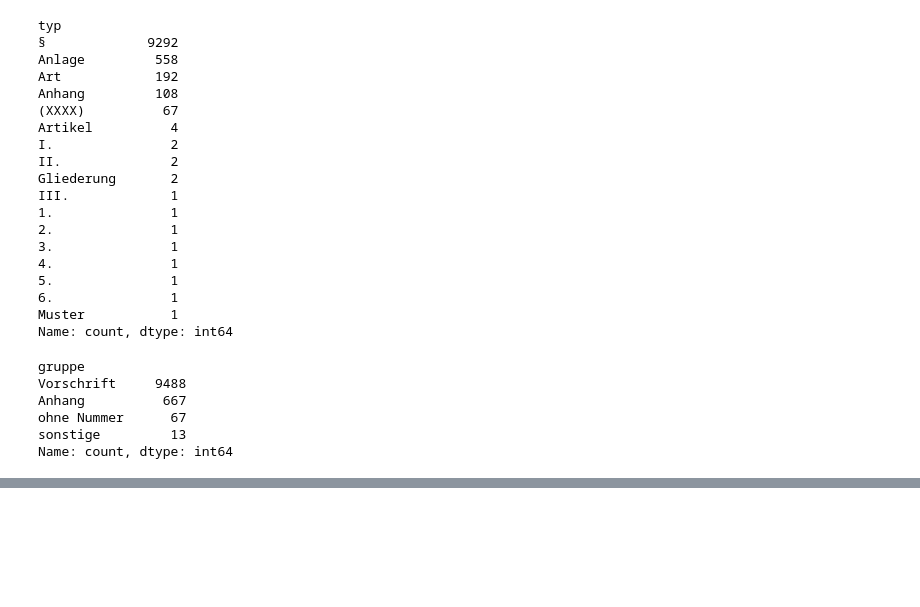
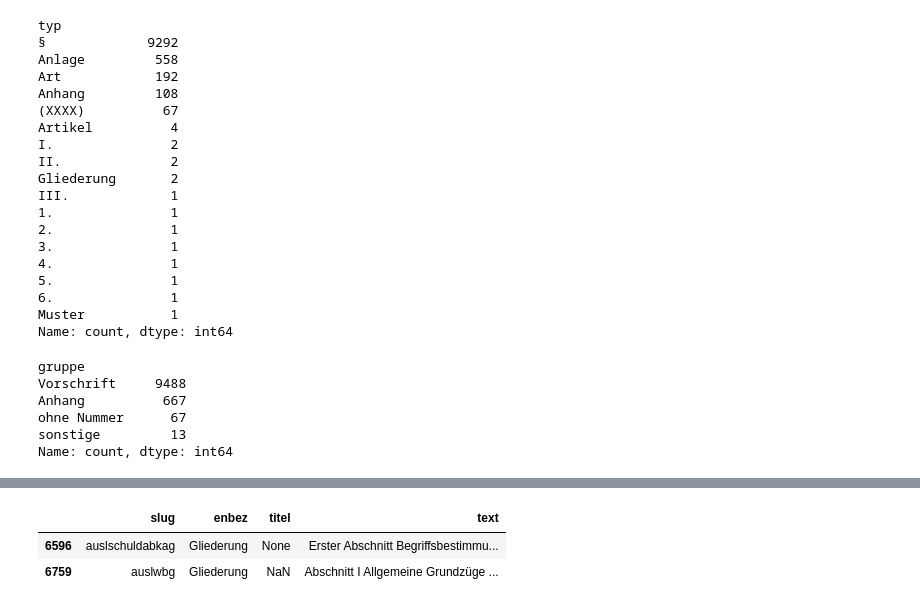
Before and after one commit to pfeifer99/german-law-obligations, a Jupyter notebook: 01_explore.ipynb, the cells around one changed output, grey strips where cells are left out. Saved outputs shown, nothing was run; the diff lists cells and outputs as text; code cells hidden in the pictures; blank space fills up the shorter version.

Commit message:
Parse full corpus of federal laws

```diff
--- a/01_explore.ipynb
+++ b/01_explore.ipynb
@@ -472,3 +472,27 @@ sonstige         13
 Name: count, dtype: int64
 # %%
 corpus.to_csv(DATA / "corpus.csv", index=False)
+# %%
+toc = pd.read_csv(DATA / "toc.csv")
+law_dirs = sorted(p for p in (DATA / "laws").iterdir() if p.is_dir())
+print(len(law_dirs), "von", len(toc), "Gesetzen heruntergeladen")
+
+frames, problems = [], []
+for d in tqdm(law_dirs):
+    xmls = list(d.glob("*.xml"))
+    if not xmls:
+        problems.append((d.name, "keine XML-Datei"))
+        continue
+    try:
+        frames.append(parse_law(xmls[0], d.name))
+    except Exception as e:
+        problems.append((d.name, repr(e)))
+
+corpus = pd.concat(frames, ignore_index=True)
+corpus["gruppe"] = corpus["typ"].map(gruppe)
+
+print("Gesetze mit Paragrafen:", corpus["slug"].nunique())
+print("Paragrafen gesamt:", len(corpus))
+print("Probleme:", len(problems))
+print()
+print(corpus["gruppe"].value_counts())
@@ -474,0 +511,6 @@ corpus.to_csv(DATA / "corpus.csv", index=False)
+# %%
+corpus.loc[corpus["typ"] == "Gliederung", ["slug", "enbez", "titel", "text"]]
+# %% [output]
+|  | slug | enbez | titel | text |
+| 6596 | auslschuldabkag | Gliederung | None | Erster Abschnitt Begriffsbestimmu... |
+| 6759 | auslwbg | Gliederung | NaN | Abschnitt I Allgemeine Grundzüge ... |
```
Also changed, not shown: parts of 2 cells of this notebook.
